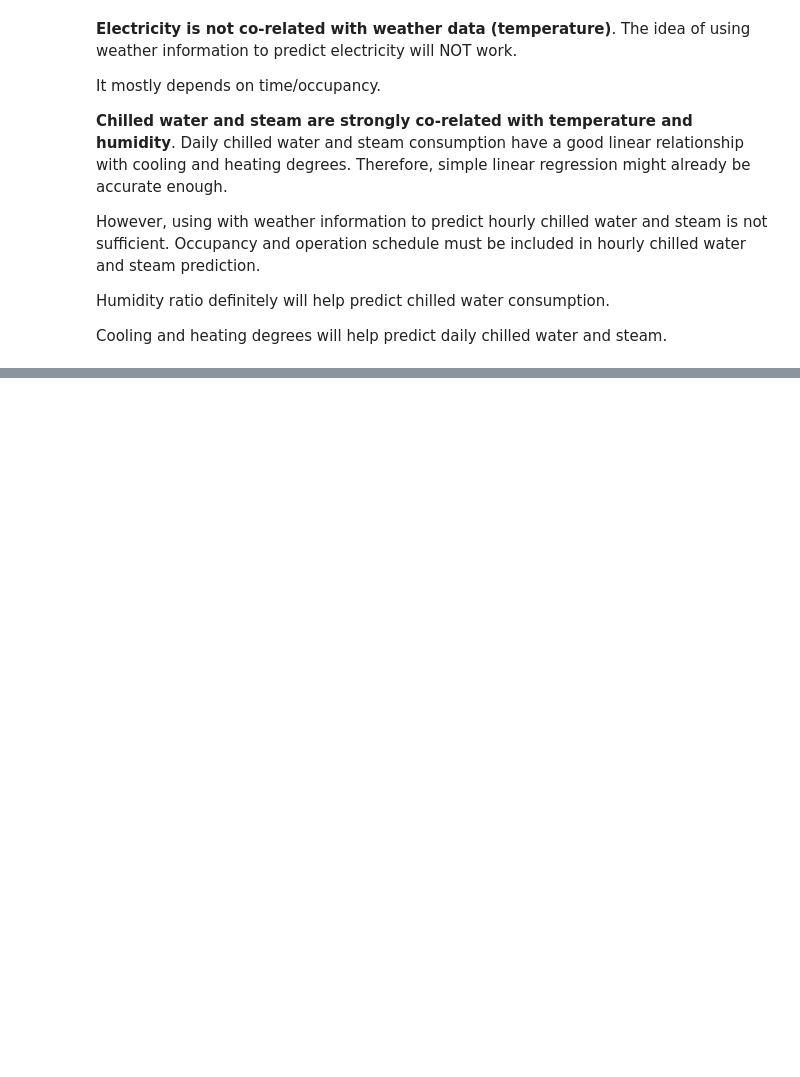
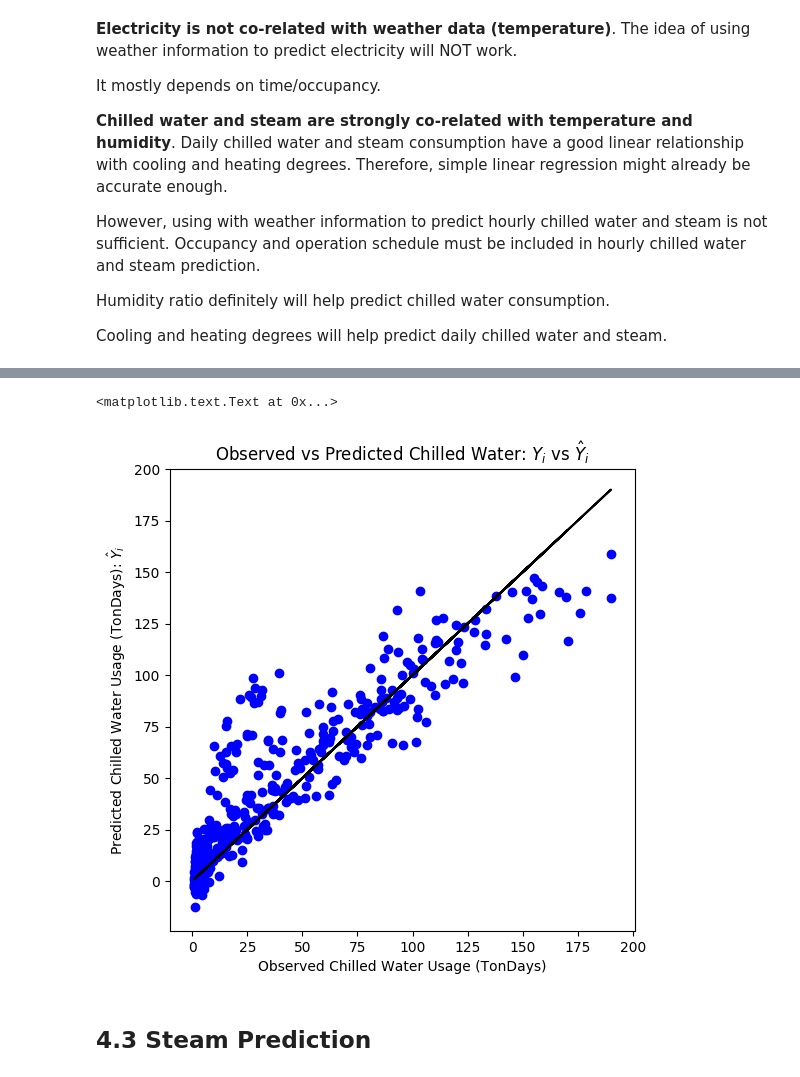
Before and after one commit to louisguitton/ifp-class-ml, a Jupyter notebook: afternoon/Building Energy Demand Prediction.ipynb, the cells around one changed output, grey strips where cells are left out. Cells and saved outputs as stored; diff of their text form; code cells hidden in the pictures; blank space fills up the shorter version.

```diff
--- a/afternoon/Building Energy Demand Prediction.ipynb
+++ b/afternoon/Building Energy Demand Prediction.ipynb
@@ -233,0 +367,13 @@ Cooling and heating degrees will help predict daily chilled water and steam.
+# %%
+#Plot observed vs. Predicted usage.
+fig = plt.figure(figsize=(6,6))
+plt.plot(YY_chilledw_test, YY_chilledw_test, c='k')
+plt.scatter(YY_chilledw_test, y_lr, c='b')
+plt.xlabel('Observed Chilled Water Usage (TonDays)')
+plt.ylabel("Predicted Chilled Water Usage (TonDays): $\hat{Y}_i$")
+plt.title("Observed vs Predicted Chilled Water: $Y_i$ vs $\hat{Y}_i$")
+# %% [output]
+<matplotlib.text.Text at 0x...>
+[figure, added]
+# %% [markdown]
+## 4.3 Steam Prediction
```
Also changed, not shown: parts of 18 cells of this notebook.
